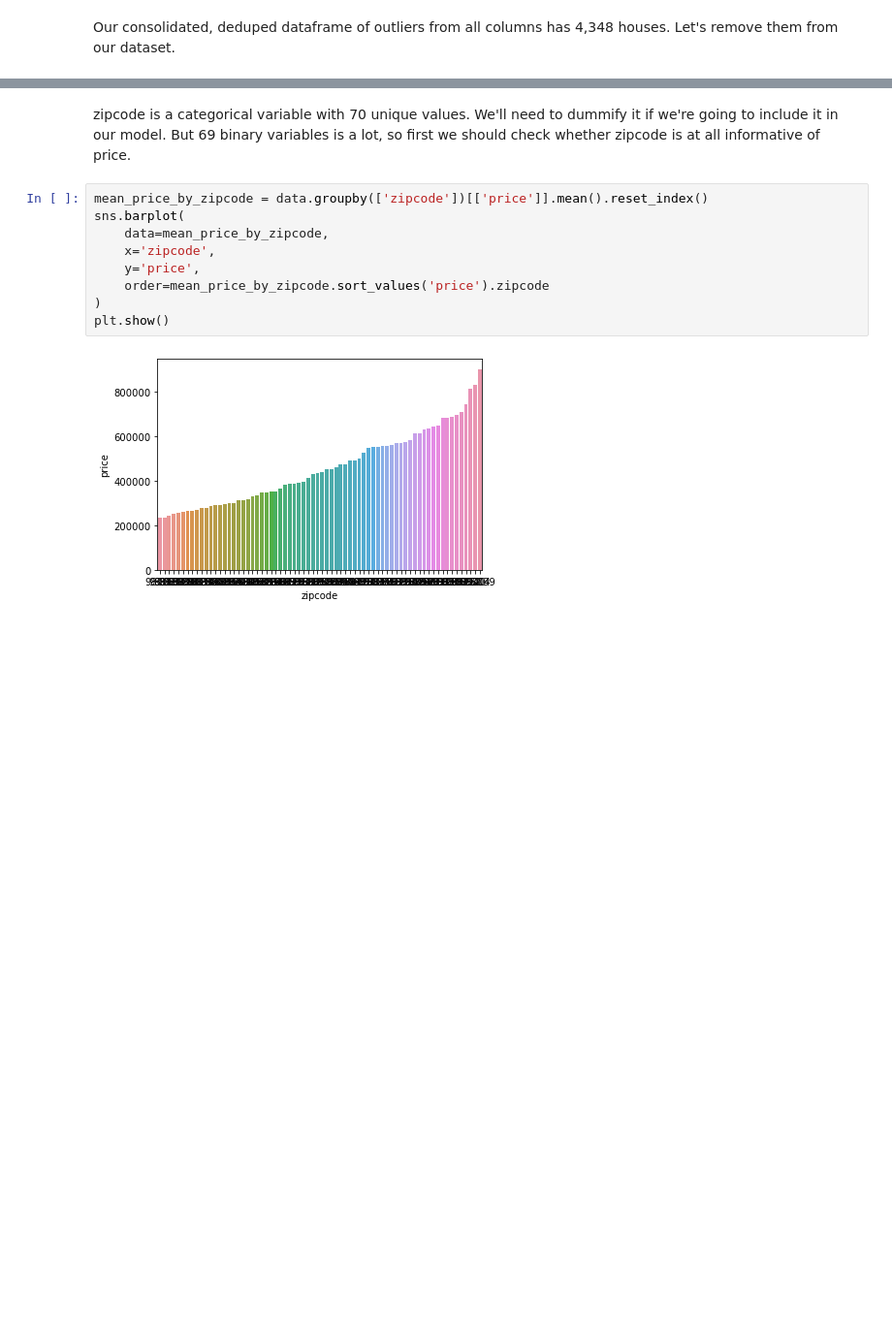
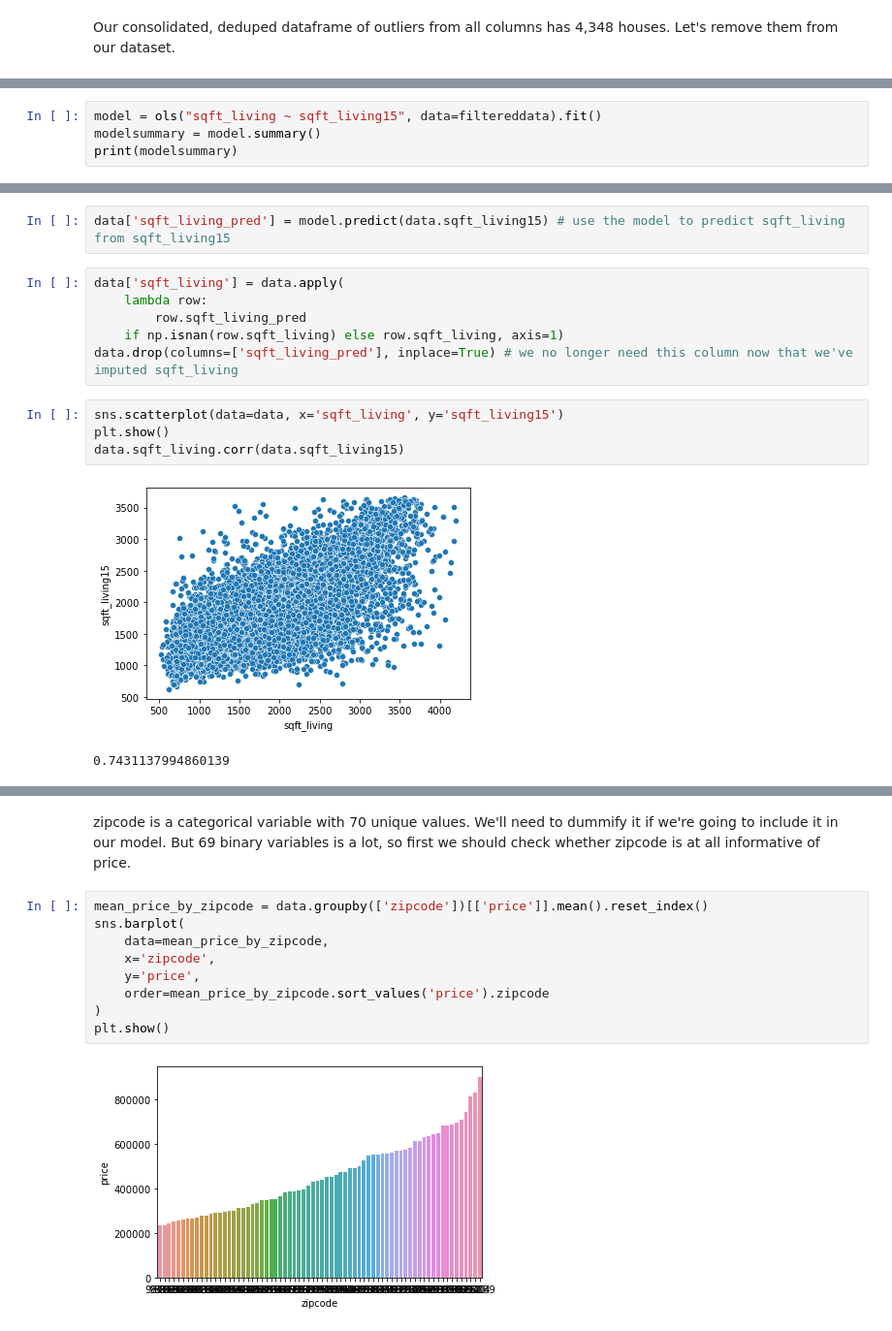
Before and after one commit to andrewabeles/seattle_home_sales, a Jupyter notebook: eda.ipynb, the cells around one changed output, grey strips where cells are left out. Shown at 97% size. Saved outputs shown, nothing was run; the diff lists cells and outputs as text; blank space fills up the shorter version.

```diff
--- a/eda.ipynb
+++ b/eda.ipynb
@@ -298,0 +378,4 @@ data.drop(['id', 'grade'], axis=1, inplace=True)
+# %%
+model = ols("sqft_living ~ sqft_living15", data=filtereddata).fit()
+modelsummary = model.summary()
+print(modelsummary)
@@ -298,0 +400,15 @@ data.drop(['id', 'grade'], axis=1, inplace=True)
+# %%
+data['sqft_living_pred'] = model.predict(data.sqft_living15) # use the model to predict sqft_living from sqft_living15
+# %%
+data['sqft_living'] = data.apply(
+    lambda row:
+        row.sqft_living_pred
+    if np.isnan(row.sqft_living) else row.sqft_living, axis=1)
+data.drop(columns=['sqft_living_pred'], inplace=True) # we no longer need this column now that we've imputed sqft_living
+# %%
+sns.scatterplot(data=data, x='sqft_living', y='sqft_living15')
+plt.show()
+data.sqft_living.corr(data.sqft_living15)
+# %% [output]
+[figure, added]
+0.7431137994860139
```
Also changed, not shown: parts of 76 cells of this notebook.
